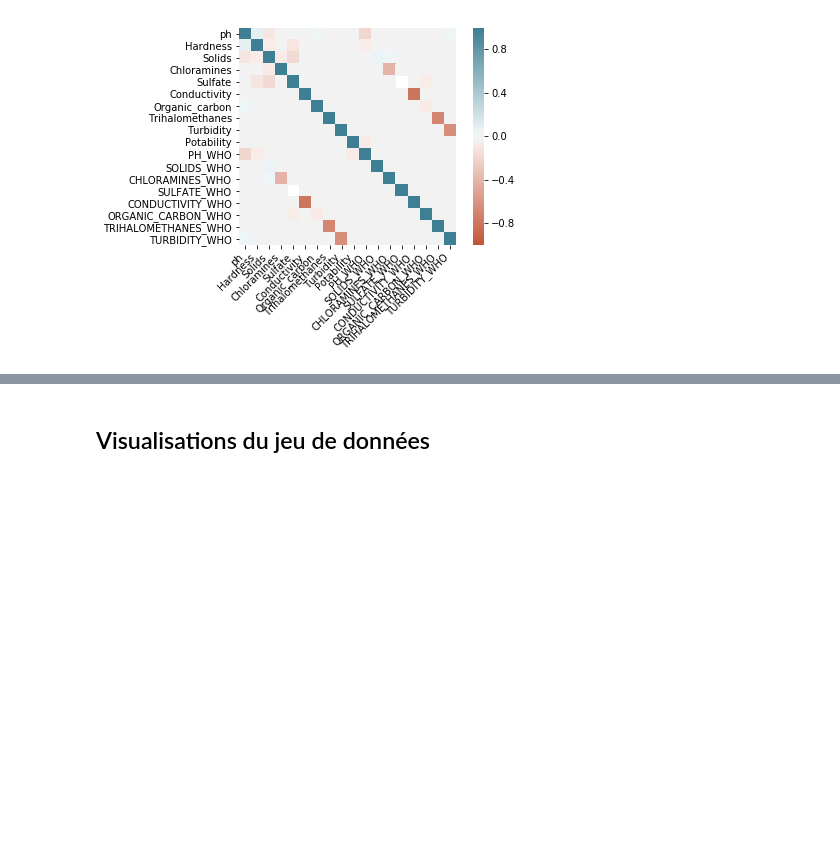
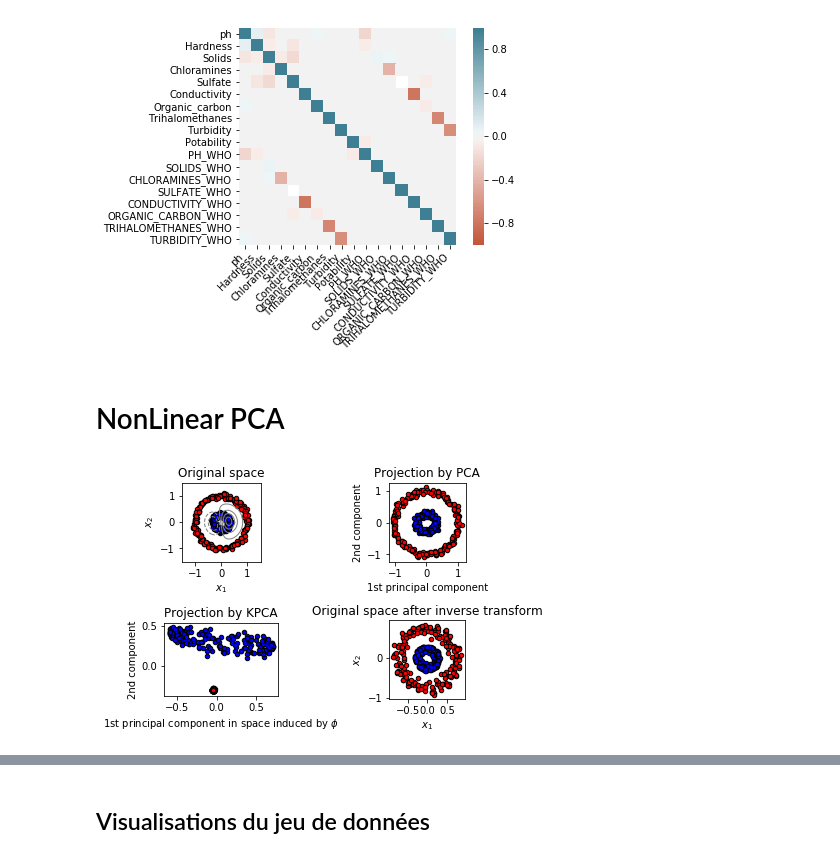
Before and after one commit to bidouze/CleanWaterData, a Jupyter notebook: drinking_water.ipynb, the cells around one changed output, grey strips where cells are left out. Saved outputs shown, nothing was run; the diff lists cells and outputs as text; code cells hidden in the pictures; blank space fills up the shorter version.

Commit message:
KPCA
Description de KPCA

```diff
--- a/drinking_water.ipynb
+++ b/drinking_water.ipynb
@@ -266,3 +266,66 @@ ax.set_xticklabels(
 );
 # %% [output]
 [figure]
+# %% [markdown]
+# NonLinear PCA
+# %%
+import numpy as np
+import matplotlib.pyplot as plt
+
+from sklearn.decomposition import PCA, KernelPCA
+from sklearn.datasets import make_circles
+
+np.random.seed(0)
+
+X, y = make_circles(n_samples=400, factor=0.3, noise=0.05)
+
+kpca = KernelPCA(kernel="rbf", fit_inverse_transform=True, gamma=10)
+X_kpca = kpca.fit_transform(X)
+X_back = kpca.inverse_transform(X_kpca)
+pca = PCA()
+X_pca = pca.fit_transform(X)
+
+# Plot results
+
+plt.figure()
+plt.subplot(2, 2, 1, aspect="equal")
+plt.title("Original space")
+reds = y == 0
+blues = y == 1
+
+plt.scatter(X[reds, 0], X[reds, 1], c="red", s=20, edgecolor="k")
+plt.scatter(X[blues, 0], X[blues, 1], c="blue", s=20, edgecolor="k")
+plt.xlabel("$x_1$")
+plt.ylabel("$x_2$")
+
+X1, X2 = np.meshgrid(np.linspace(-1.5, 1.5, 50), np.linspace(-1.5, 1.5, 50))
+X_grid = np.array([np.ravel(X1), np.ravel(X2)]).T
+# projection on the first principal component (in the phi space)
+Z_grid = kpca.transform(X_grid)[:, 0].reshape(X1.shape)
+plt.contour(X1, X2, Z_grid, colors="grey", linewidths=1, origin="lower")
+
+plt.subplot(2, 2, 2, aspect="equal")
+plt.scatter(X_pca[reds, 0], X_pca[reds, 1], c="red", s=20, edgecolor="k")
+plt.scatter(X_pca[blues, 0], X_pca[blues, 1], c="blue", s=20, edgecolor="k")
+plt.title("Projection by PCA")
+plt.xlabel("1st principal component")
+plt.ylabel("2nd component")
+
+plt.subplot(2, 2, 3, aspect="equal")
+plt.scatter(X_kpca[reds, 0], X_kpca[reds, 1], c="red", s=20, edgecolor="k")
+plt.scatter(X_kpca[blues, 0], X_kpca[blues, 1], c="blue", s=20, edgecolor="k")
+plt.title("Projection by KPCA")
+plt.xlabel(r"1st principal component in space induced by $\phi$")
+plt.ylabel("2nd component")
+
+plt.subplot(2, 2, 4, aspect="equal")
+plt.scatter(X_back[reds, 0], X_back[reds, 1], c="red", s=20, edgecolor="k")
+plt.scatter(X_back[blues, 0], X_back[blues, 1], c="blue", s=20, edgecolor="k")
+plt.title("Original space after inverse transform")
+plt.xlabel("$x_1$")
+plt.ylabel("$x_2$")
+
+plt.tight_layout()
+plt.show()
+# %% [output]
+[figure, added]
```
Also changed, not shown: parts of 4 cells of this notebook.
